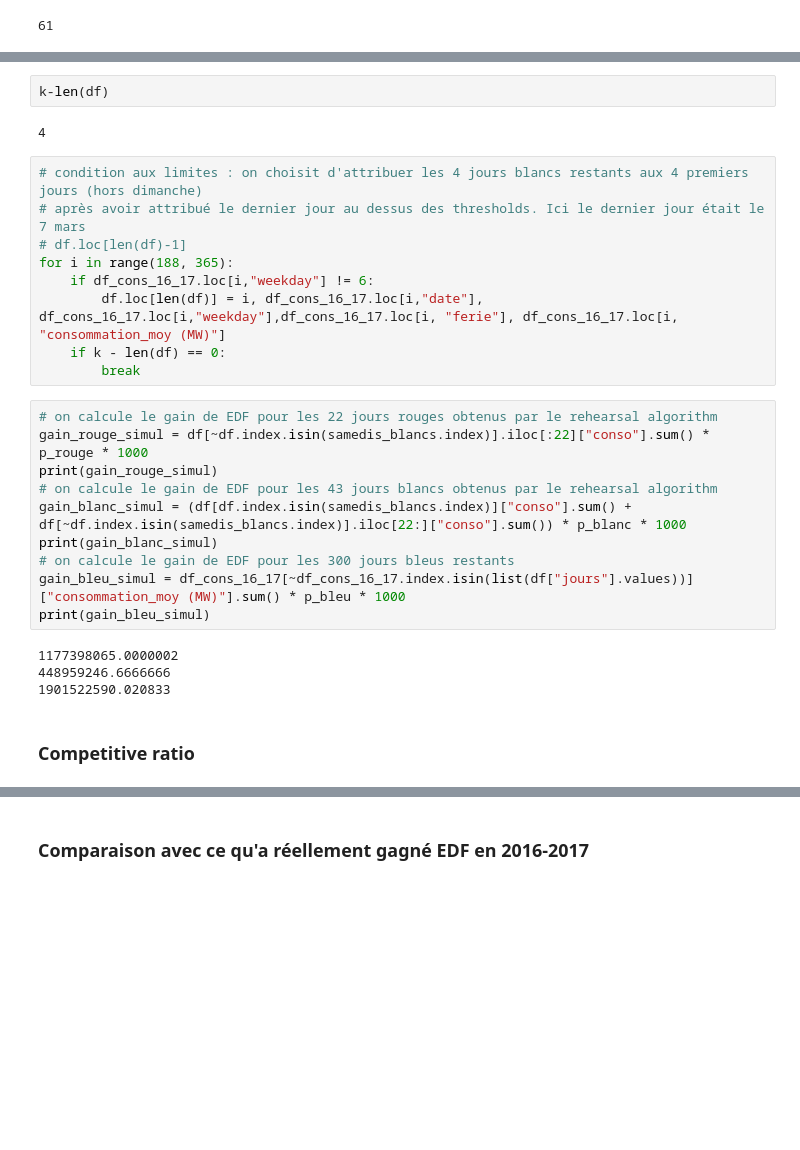
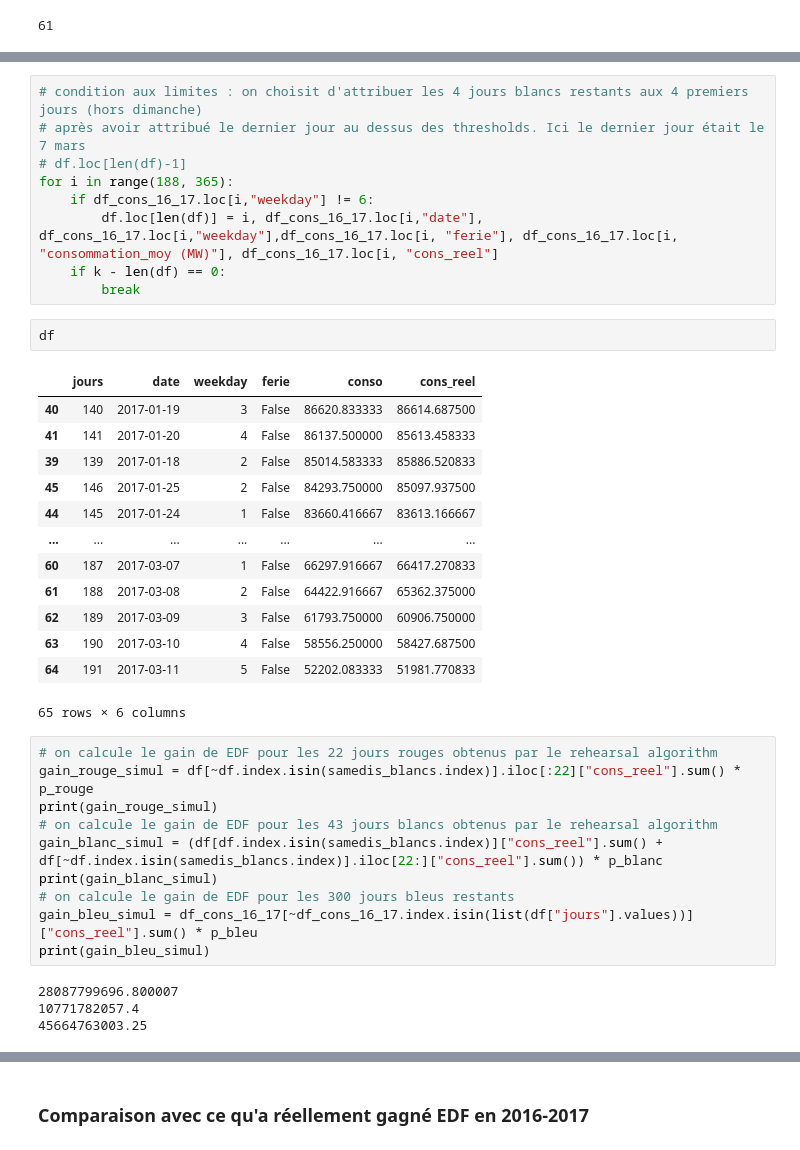
Before and after one commit to dreamsandroads/EDF_Tempo_Price_Optim, a Jupyter notebook: prophet_inequality.ipynb, the cells around one changed output, grey strips where cells are left out. Cells and saved outputs as stored; diff of their text form; blank space fills up the shorter version.

```diff
--- a/prophet_inequality.ipynb
+++ b/prophet_inequality.ipynb
@@ -215,30 +252,40 @@ conso             66297.916667
 Name: 60, dtype: object
-# %%
-k-len(df)
-# %% [output]
-4
 # %%
 # condition aux limites : on choisit d'attribuer les 4 jours blancs restants aux 4 premiers jours (hors dimanche)
 # après avoir attribué le dernier jour au dessus des thresholds. Ici le dernier jour était le 7 mars
 # df.loc[len(df)-1]
 for i in range(188, 365):
     if df_cons_16_17.loc[i,"weekday"] != 6:
-        df.loc[len(df)] = i, df_cons_16_17.loc[i,"date"], df_cons_16_17.loc[i,"weekday"],df_cons_16_17.loc[i, "ferie"], df_cons_16_17.loc[i, "consommation_moy (MW)"]
+        df.loc[len(df)] = i, df_cons_16_17.loc[i,"date"], df_cons_16_17.loc[i,"weekday"],df_cons_16_17.loc[i, "ferie"], df_cons_16_17.loc[i, "consommation_moy (MW)"], df_cons_16_17.loc[i, "cons_reel"]
     if k - len(df) == 0:
         break
+# %%
+df
+# %% [output]
+|  | jours | date | weekday | ferie | conso | cons_reel |
+| 40 | 140 | 2017-01-19 | 3 | False | 86620.833333 | 86614.687500 |
+| 41 | 141 | 2017-01-20 | 4 | False | 86137.500000 | 85613.458333 |
+| 39 | 139 | 2017-01-18 | 2 | False | 85014.583333 | 85886.520833 |
+| 45 | 146 | 2017-01-25 | 2 | False | 84293.750000 | 85097.937500 |
+| 44 | 145 | 2017-01-24 | 1 | False | 83660.416667 | 83613.166667 |
+| ... | ... | ... | ... | ... | ... | ... |
+| 60 | 187 | 2017-03-07 | 1 | False | 66297.916667 | 66417.270833 |
+| 61 | 188 | 2017-03-08 | 2 | False | 64422.916667 | 65362.375000 |
+| 62 | 189 | 2017-03-09 | 3 | False | 61793.750000 | 60906.750000 |
+| 63 | 190 | 2017-03-10 | 4 | False | 58556.250000 | 58427.687500 |
+| 64 | 191 | 2017-03-11 | 5 | False | 52202.083333 | 51981.770833 |
+65 rows × 6 columns
 # %%
 # on calcule le gain de EDF pour les 22 jours rouges obtenus par le rehearsal algorithm
-gain_rouge_simul = df[~df.index.isin(samedis_blancs.index)].iloc[:22]["conso"].sum() * p_rouge * 1000
+gain_rouge_simul = df[~df.index.isin(samedis_blancs.index)].iloc[:22]["cons_reel"].sum() * p_rouge
 print(gain_rouge_simul)
 # on calcule le gain de EDF pour les 43 jours blancs obtenus par le rehearsal algorithm
-gain_blanc_simul = (df[df.index.isin(samedis_blancs.index)]["conso"].sum() + df[~df.index.isin(samedis_blancs.index)].iloc[22:]["conso"].sum()) * p_blanc * 1000
+gain_blanc_simul = (df[df.index.isin(samedis_blancs.index)]["cons_reel"].sum() + df[~df.index.isin(samedis_blancs.index)].iloc[22:]["cons_reel"].sum()) * p_blanc
 print(gain_blanc_simul)
 # on calcule le gain de EDF pour les 300 jours bleus restants
-gain_bleu_simul = df_cons_16_17[~df_cons_16_17.index.isin(list(df["jours"].values))]["consommation_moy (MW)"].sum() * p_bleu * 1000
+gain_bleu_simul = df_cons_16_17[~df_cons_16_17.index.isin(list(df["jours"].values))]["cons_reel"].sum() * p_bleu
 print(gain_bleu_simul)
 # %% [output]
-1177398065.0000002
-448959246.6666666
-1901522590.020833
+28087799696.800007
+10771782057.4
+45664763003.25
-# %% [markdown]
-### Competitive ratio
```
Also changed, not shown: parts of 17 cells of this notebook.
